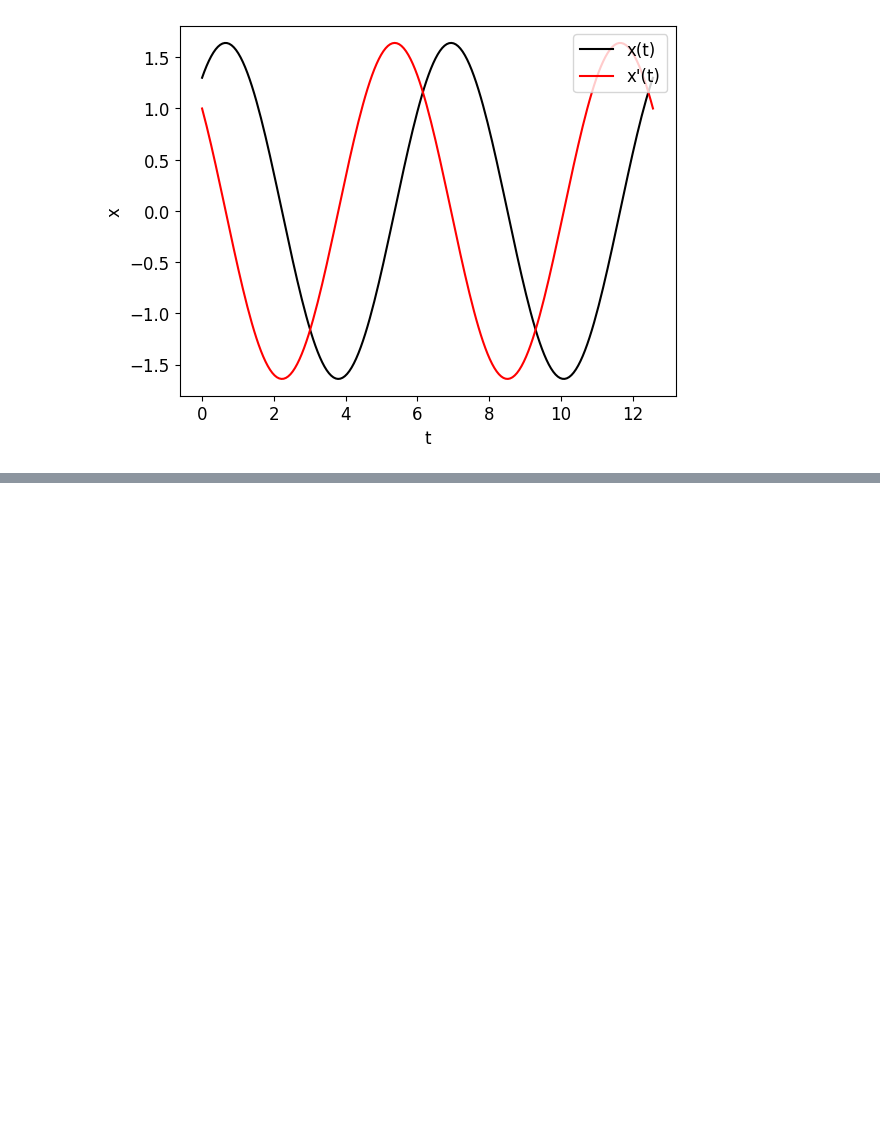
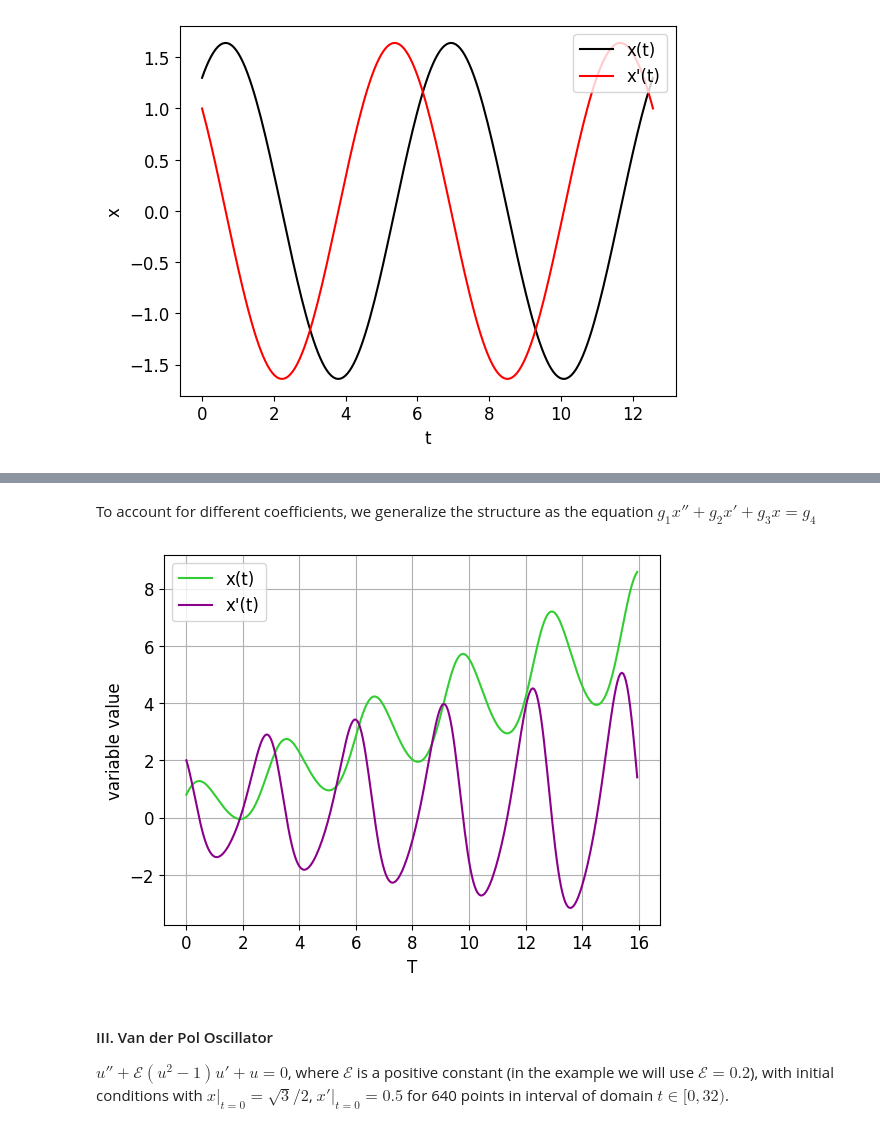
Before and after one commit to ITMO-NSS-team/EPDE, a Jupyter notebook: data/benchmarks/benchmark_prep.ipynb, the cells around one changed output, grey strips where cells are left out. Saved outputs shown, nothing was run; the diff lists cells and outputs as text; code cells hidden in the pictures; blank space fills up the shorter version.

```diff
--- a/data/benchmarks/benchmark_prep.ipynb
+++ b/data/benchmarks/benchmark_prep.ipynb
@@ -83,0 +81,43 @@ h5py._hl.files.File
+# %%
+def second_order_lODE_by_RK(initial : tuple, timestep : float, steps : int, g1 : Callable,
+                           g2 : Callable, g3 : Callable, g4 : Callable):
+    res = np.full(shape = (steps, 2), fill_value = initial, dtype=np.float64)
+    for step in range(steps-1):
+        t = step*timestep
+        k1 = res[step, 1] ; x1 = res[step, 0] + timestep/2. * k1
+        l1 = (g4(t) - g3(t)*res[step, 0] - g2(t)*res[step, 1]) / g1(t); y1 = res[step, 1] + timestep/2. * l1
+
+        k2 = y1; x2 = res[step, 0] + timestep/2. * k2
+        l2 = (g4(t) - g3(t)*x1 - g2(t)*y1) / g1(t); y2 = res[step, 1] + timestep/2. * l2
+
+        k3 = y2
+        l3 = (g4(t) - g3(t)*x2 - g2(t)*y2) / g1(t)
+
+        x3 = res[step, 0] + timestep * k1 - 2 * timestep * k2 + 2 * timestep * k3
+        y3 = res[step, 1] + timestep * l1 - 2 * timestep * l2 + 2 * timestep * l3
+        k4 = y3
+        l4 = (g4(t) - g3(t)*x3 - g2(t)*y3) / g1(t)
+
+        res[step+1, 0] = res[step, 0] + timestep / 6. * (k1 + 2 * k2 + 2 * k3 + k4)
+        res[step+1, 1] = res[step, 1] + timestep / 6. * (l1 + 2 * l2 + 2 * l3 + l4)
+    return res
+# %% [markdown]
+To account for different coefficients, we generalize the structure as the equation $g_{1} x'' + g_{2} x' + g_{3} x = g_{4}$
+# %%
+g1 = lambda x: 1.
+g2 = lambda x: np.sin(2*x)
+g3 = lambda x: 4.
+g4 = lambda x: 1.5*x
+
+step = 0.05; steps_num = 320
+t = np.arange(start = 0., stop = step * steps_num, step = step)
+solution = second_order_lODE_by_RK(initial=(0.8, 2.), timestep=step, steps=steps_num,
+                                   g1=g1, g2=g2, g3=g3, g4=g4)
+# %%
+plt.plot(t, solution[:, 0], label = 'x(t)', color = 'limegreen')
+plt.plot(t, solution[:, 1], label = "x'(t)", color = 'darkmagenta')
+plt.grid(); plt.legend()
+plt.xlabel('T'); plt.ylabel('variable value')
+plt.show()
+# %% [output]
+[figure, added]
@@ -83,0 +138,5 @@ h5py._hl.files.File
+# %% [markdown]
+#### III. Van der Pol Oscillator
+
+$u'' + \mathcal{E}(u^2 - 1)u' + u = 0$, where $\mathcal{E}$ is a positive constant (in the example we will use $\mathcal{E} = 0.2$),
+with initial conditions with $x|_{t = 0} = \sqrt{3}/2$, $x'|_{t = 0} = 0.5$ for 640 points in interval of domain $t \in [0, 32)$.
```
Also changed, not shown: parts of 19 cells of this notebook, 13 other files.
